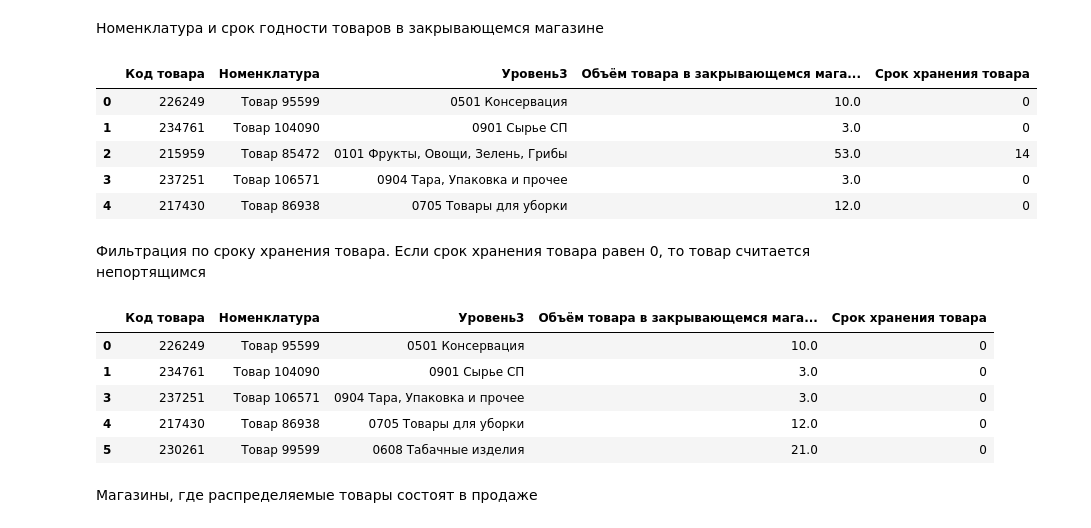
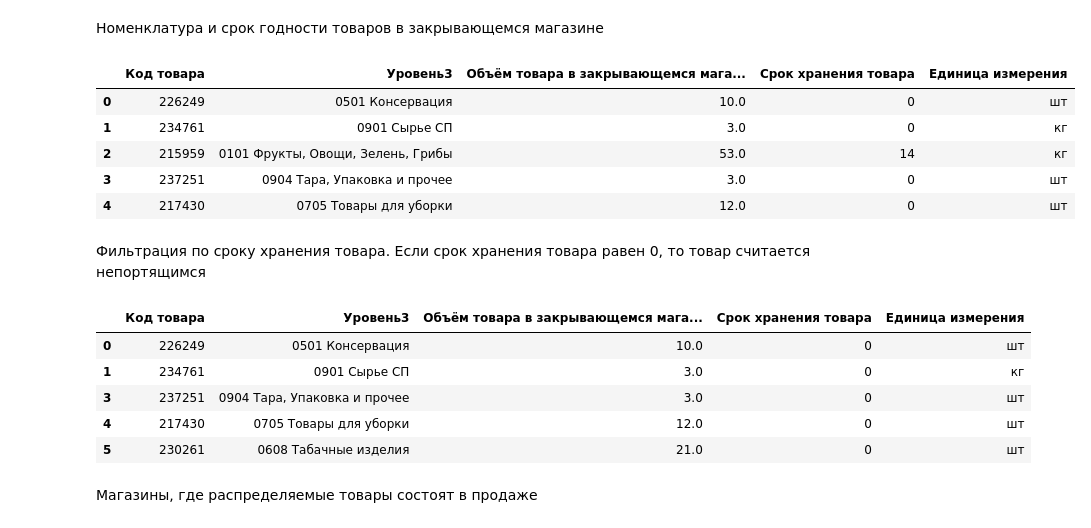
Before and after one commit to Rodeffs/Bachelor_Diploma_Project, a Jupyter notebook: datasets_filtering.ipynb, the cells around one changed output. Cells and saved outputs as stored; diff of their text form; code cells hidden in the pictures.

```diff
--- a/swarm_intelligence_distribution.ipynb
+++ b/datasets_filtering.ipynb
@@ -112,18 +109,25 @@ col_store = "Магазин"
 col_status = "Ассортимент Статус"
 col_remain = "Остаток товара в магазине (R)"
 col_sales = "Продажи товара в магазине (S)"
+col_measure = "Единица измерения"
+col_left = "остаток_робот"
+col_pher = "Феромоны"
+col_dist = "Распределено"
+col_weight = "Вес"
+col_update = "Локальное обновление феромонов"
 # %%
 assortment = assortment.rename(columns={"№Магазина" : col_store, "Номер SKU" : col_item})
 leftovers = leftovers.rename(columns={"номер магазина" : col_store, "код товара" : col_item})
 facings = facings.rename(columns={"STORENUMBER" : col_store, "STOCKCODE" : col_item})
 stores = stores.rename(columns={"Магазин" : col_store})
-nomenclature = nomenclature.rename(columns={"Код" : col_item})
+nomenclature = nomenclature.rename(columns={"Код" : col_item, "ОсновнаяЕдиницаИзмерения" : col_measure})
 sales = sales.rename(columns={"Код товара" : col_item, "Магазин" : col_store, "Продажи, ед. изм." : col_sales})
 # %%
-leftovers["остаток_робот"] = leftovers["остаток_робот"].replace(r"\s+", "", regex=True)  # убрать пробелы в числах
-leftovers["остаток_робот"] = leftovers["остаток_робот"].replace(",", ".", regex=True)  # т.к. по стандарту разделение через .
-leftovers["остаток_робот"] = pd.to_numeric(leftovers["остаток_робот"])
-leftovers["остаток_робот"] = leftovers["остаток_робот"].fillna(0)
+leftovers[col_left] = leftovers[col_left].replace(r"\s+", "", regex=True)  # убрать пробелы в числах
+leftovers[col_left] = leftovers[col_left].replace(",", ".", regex=True)  # т.к. по стандарту разделение через .
+leftovers[col_left] = pd.to_numeric(leftovers[col_left])
+leftovers[col_left] = leftovers[col_left].fillna(0)
+leftovers.loc[leftovers[col_left] < 0, col_left] = 0  # если остаток отрицательный, то полагается, что товара нет на складе
 leftovers.head()
 # %% [output]
 |  | Магазин | Код товара | остаток | остаток_робот |
@@ -138,20 +142,20 @@ leftovers.head()
 Товары закрывающегося магазина
 # %%
 items = leftovers[leftovers[col_store] == closing_store]
-items = items.rename(columns={"остаток_робот" : col_vol})
+items = items.rename(columns={col_left : col_vol})
 # %% [markdown]
 Номенклатура и срок годности товаров в закрывающемся магазине
 # %%
-items = items.merge(nomenclature, left_on=col_item, right_on=col_item, how="left").filter(items=[col_item, "Номенклатура", "Уровень3", col_vol, "Срок хранения товара"])
+items = items.merge(nomenclature, left_on=col_item, right_on=col_item, how="left").filter(items=[col_item, "Уровень3", col_vol, "Срок хранения товара", col_measure])
 items["Срок хранения товара"] = items["Срок хранения товара"].fillna(0)  # на случай, если срок годности не указан, ставим 0 и считаем непортящимся
 items.head()
 # %% [output]
-|  | Код товара | Номенклатура | Уровень3 | Объём товара в закрывающемся мага... | Срок хранения товара |
-| 0 | 226249 | Товар 95599 | 0501 Консервация | 10.0 | 0 |
-| 1 | 234761 | Товар 104090 | 0901 Сырье СП | 3.0 | 0 |
-| 2 | 215959 | Товар 85472 | 0101 Фрукты, Овощи, Зелень, Грибы | 53.0 | 14 |
-| 3 | 237251 | Товар 106571 | 0904 Тара, Упаковка и прочее | 3.0 | 0 |
-| 4 | 217430 | Товар 86938 | 0705 Товары для уборки | 12.0 | 0 |
+|  | Код товара | Уровень3 | Объём товара в закрывающемся мага... | Срок хранения товара | Единица измерения |
+| 0 | 226249 | 0501 Консервация | 10.0 | 0 | шт |
+| 1 | 234761 | 0901 Сырье СП | 3.0 | 0 | кг |
+| 2 | 215959 | 0101 Фрукты, Овощи, Зелень, Грибы | 53.0 | 14 | кг |
+| 3 | 237251 | 0904 Тара, Упаковка и прочее | 3.0 | 0 | шт |
+| 4 | 217430 | 0705 Товары для уборки | 12.0 | 0 | шт |
 # %% [markdown]
 Фильтрация по сроку хранения товара. Если срок хранения товара равен 0, то товар считается непортящимся
 # %%
@@ -159,12 +163,12 @@ if spoilage_threshold > 0:
     items = items[(items["Срок хранения товара"] == 0) | (items["Срок хранения товара"] >= spoilage_threshold)]
 items.head()
 # %% [output]
-|  | Код товара | Номенклатура | Уровень3 | Объём товара в закрывающемся мага... | Срок хранения товара |
-| 0 | 226249 | Товар 95599 | 0501 Консервация | 10.0 | 0 |
-| 1 | 234761 | Товар 104090 | 0901 Сырье СП | 3.0 | 0 |
-| 3 | 237251 | Товар 106571 | 0904 Тара, Упаковка и прочее | 3.0 | 0 |
-| 4 | 217430 | Товар 86938 | 0705 Товары для уборки | 12.0 | 0 |
-| 5 | 230261 | Товар 99599 | 0608 Табачные изделия | 21.0 | 0 |
+|  | Код товара | Уровень3 | Объём товара в закрывающемся мага... | Срок хранения товара | Единица измерения |
+| 0 | 226249 | 0501 Консервация | 10.0 | 0 | шт |
+| 1 | 234761 | 0901 Сырье СП | 3.0 | 0 | кг |
+| 3 | 237251 | 0904 Тара, Упаковка и прочее | 3.0 | 0 | шт |
+| 4 | 217430 | 0705 Товары для уборки | 12.0 | 0 | шт |
+| 5 | 230261 | 0608 Табачные изделия | 21.0 | 0 | шт |
 # %% [markdown]
 Магазины, где распределяемые товары состоят в продаже
 # %%
```
Also changed, not shown: parts of 25 cells of this notebook, 1 other file.
